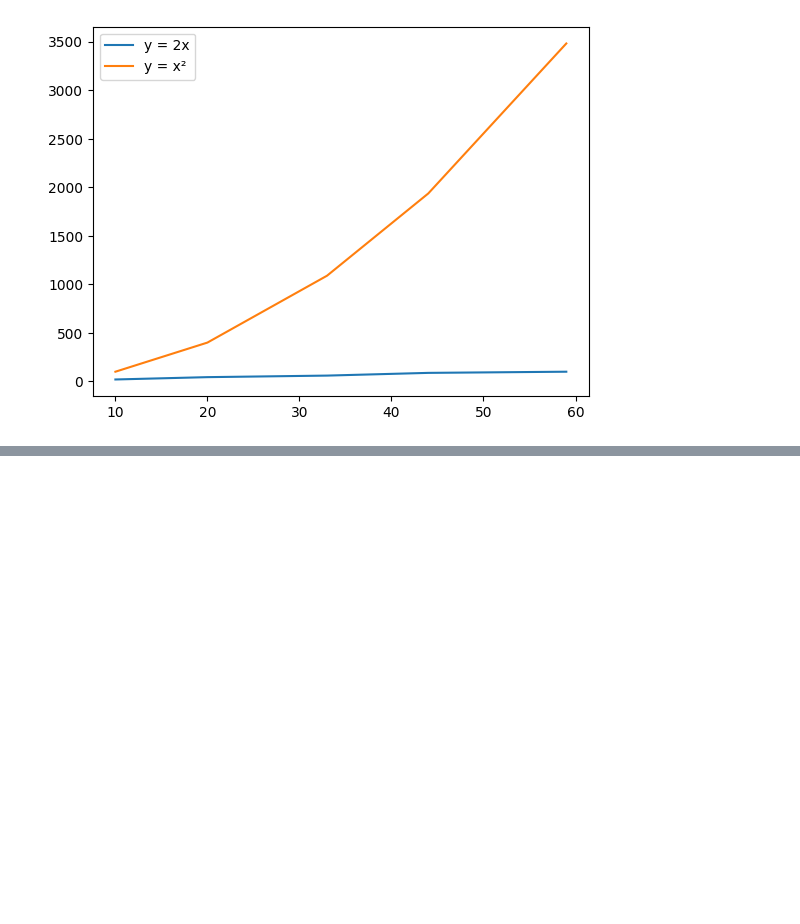
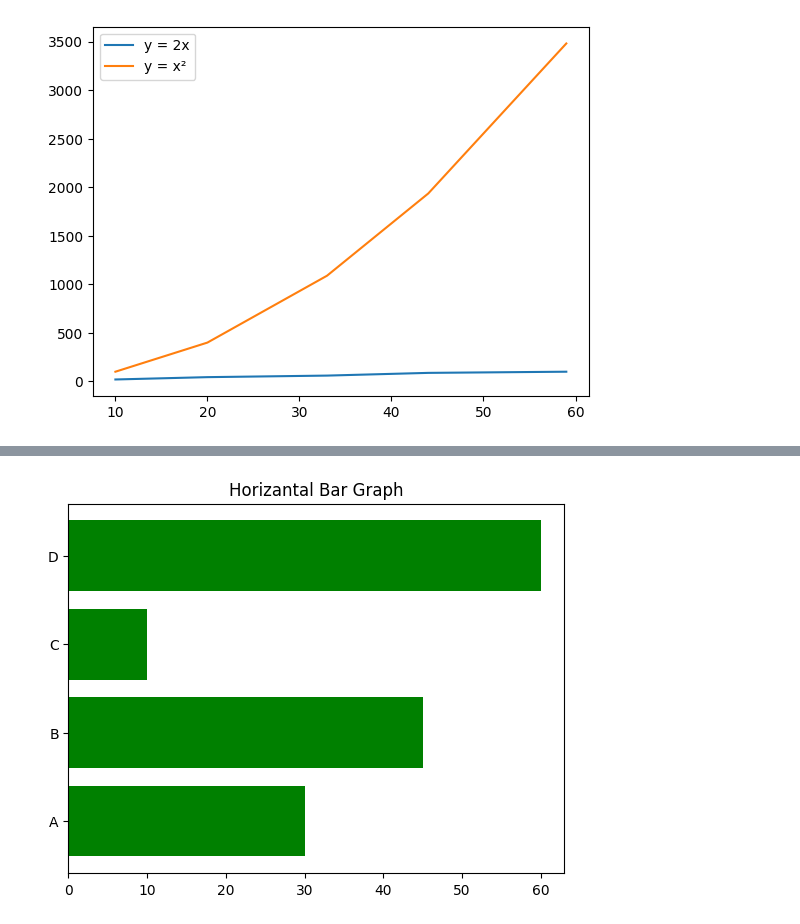
Before and after one commit to alokpandey098/Data-analyst, a Jupyter notebook: 8-Data Analysis With Python/8.5-Matplotlib.ipynb, the cells around one changed output, grey strips where cells are left out. Cells and saved outputs as stored; diff of their text form; code cells hidden in the pictures; blank space fills up the shorter version.

```diff
--- a/8-Data Analysis With Python/8.5-Matplotlib.ipynb
+++ b/8-Data Analysis With Python/8.5-Matplotlib.ipynb
@@ -59,0 +71,8 @@ plt.show()
+# %%
+3# Horizantal Bar chart
+
+plt.barh(x,y,color='green')
+plt.title('Horizantal Bar Graph')
+plt.show()
+# %% [output]
+[figure, added]
```
Also changed, not shown: parts of 16 cells of this notebook.
